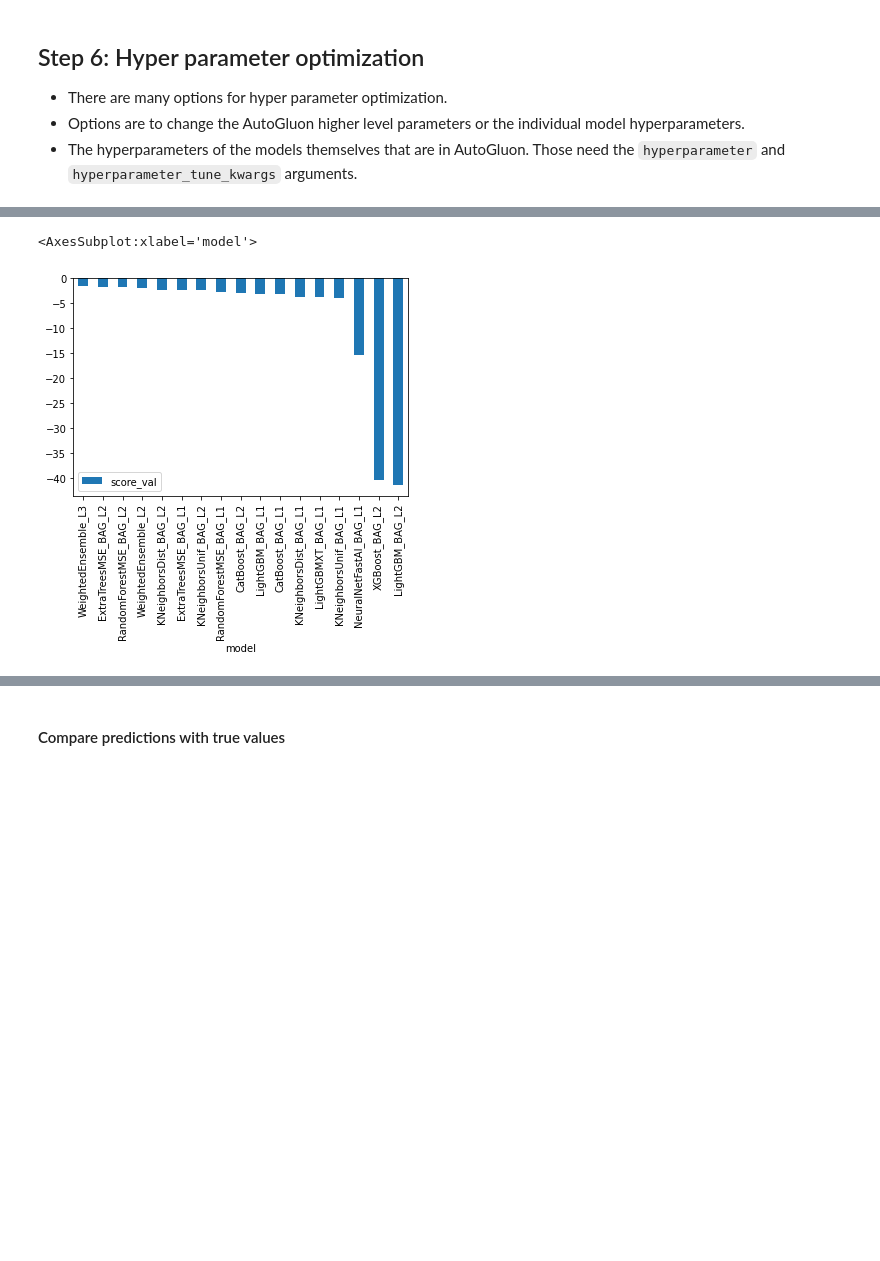
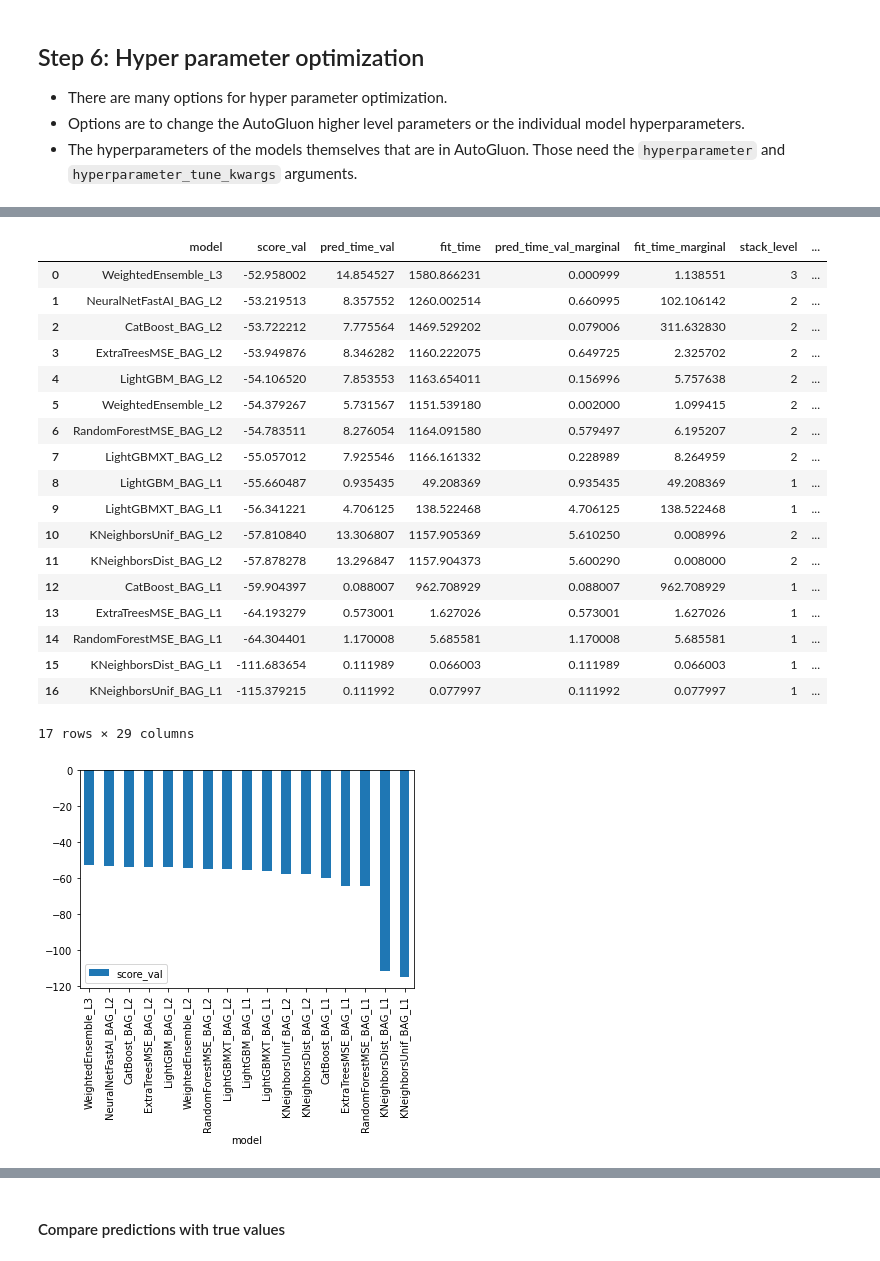
Before and after one commit to edgarinvillegas/mlend-bikesharing-autogluon, a Jupyter notebook: project.ipynb, the cells around one changed output, grey strips where cells are left out. Cells and saved outputs as stored; diff of their text form; code cells hidden in the pictures; blank space fills up the shorter version.

```diff
--- a/project.ipynb
+++ b/project.ipynb
@@ -410,9 +413,10 @@ train.hist(figsize=(10, 10));
 [figure]
 # %%
 # create a new feature
+# (Decided to create following features: month, hour, day_of_week. Removed datetime feature)
+
 def add_date_features(df):
-    # df['day_of_week'] = df.datetime.dt.day_of_week
-    df['day'] = df.datetime.dt.day
+    df['day_of_week'] = df.datetime.dt.day_of_week
     df['month'] = df.datetime.dt.month
     df['hour'] = df.datetime.dt.hour
     return df.drop(columns=['datetime'])
@@ -848,8 +1154,28 @@ Estimated performance of each model:
 # %%
-predictor_new_hpo.leaderboard(silent=True).plot(kind='bar', x='model', y='score_val')
+lb = predictor_new_hpo.leaderboard(extra_info=True, silent=True)
+lb.plot(kind='bar', x='model', y='score_val')
+lb
 # %% [output]
+|  | model | score_val | pred_time_val | fit_time | pred_time_val_marginal | fit_time_marginal | stack_level | ... |
+| 0 | WeightedEnsemble_L3 | -52.958002 | 14.854527 | 1580.866231 | 0.000999 | 1.138551 | 3 | ... |
+| 1 | NeuralNetFastAI_BAG_L2 | -53.219513 | 8.357552 | 1260.002514 | 0.660995 | 102.106142 | 2 | ... |
+| 2 | CatBoost_BAG_L2 | -53.722212 | 7.775564 | 1469.529202 | 0.079006 | 311.632830 | 2 | ... |
+| 3 | ExtraTreesMSE_BAG_L2 | -53.949876 | 8.346282 | 1160.222075 | 0.649725 | 2.325702 | 2 | ... |
+| 4 | LightGBM_BAG_L2 | -54.106520 | 7.853553 | 1163.654011 | 0.156996 | 5.757638 | 2 | ... |
+| 5 | WeightedEnsemble_L2 | -54.379267 | 5.731567 | 1151.539180 | 0.002000 | 1.099415 | 2 | ... |
+| 6 | RandomForestMSE_BAG_L2 | -54.783511 | 8.276054 | 1164.091580 | 0.579497 | 6.195207 | 2 | ... |
+| 7 | LightGBMXT_BAG_L2 | -55.057012 | 7.925546 | 1166.161332 | 0.228989 | 8.264959 | 2 | ... |
+| 8 | LightGBM_BAG_L1 | -55.660487 | 0.935435 | 49.208369 | 0.935435 | 49.208369 | 1 | ... |
+| 9 | LightGBMXT_BAG_L1 | -56.341221 | 4.706125 | 138.522468 | 4.706125 | 138.522468 | 1 | ... |
+| 10 | KNeighborsUnif_BAG_L2 | -57.810840 | 13.306807 | 1157.905369 | 5.610250 | 0.008996 | 2 | ... |
+| 11 | KNeighborsDist_BAG_L2 | -57.878278 | 13.296847 | 1157.904373 | 5.600290 | 0.008000 | 2 | ... |
+| 12 | CatBoost_BAG_L1 | -59.904397 | 0.088007 | 962.708929 | 0.088007 | 962.708929 | 1 | ... |
+| 13 | ExtraTreesMSE_BAG_L1 | -64.193279 | 0.573001 | 1.627026 | 0.573001 | 1.627026 | 1 | ... |
+| 14 | RandomForestMSE_BAG_L1 | -64.304401 | 1.170008 | 5.685581 | 1.170008 | 5.685581 | 1 | ... |
+| 15 | KNeighborsDist_BAG_L1 | -111.683654 | 0.111989 | 0.066003 | 0.111989 | 0.066003 | 1 | ... |
+| 16 | KNeighborsUnif_BAG_L1 | -115.379215 | 0.111992 | 0.077997 | 0.111992 | 0.077997 | 1 | ... |
-<AxesSubplot:xlabel='model'>
+17 rows × 29 columns
-[figure, old version]
+[figure, new version]
 # %%
 predictor_new_hpo.evaluate(train)
 # %% [output]
```
Also changed, not shown: parts of 73 cells of this notebook.
